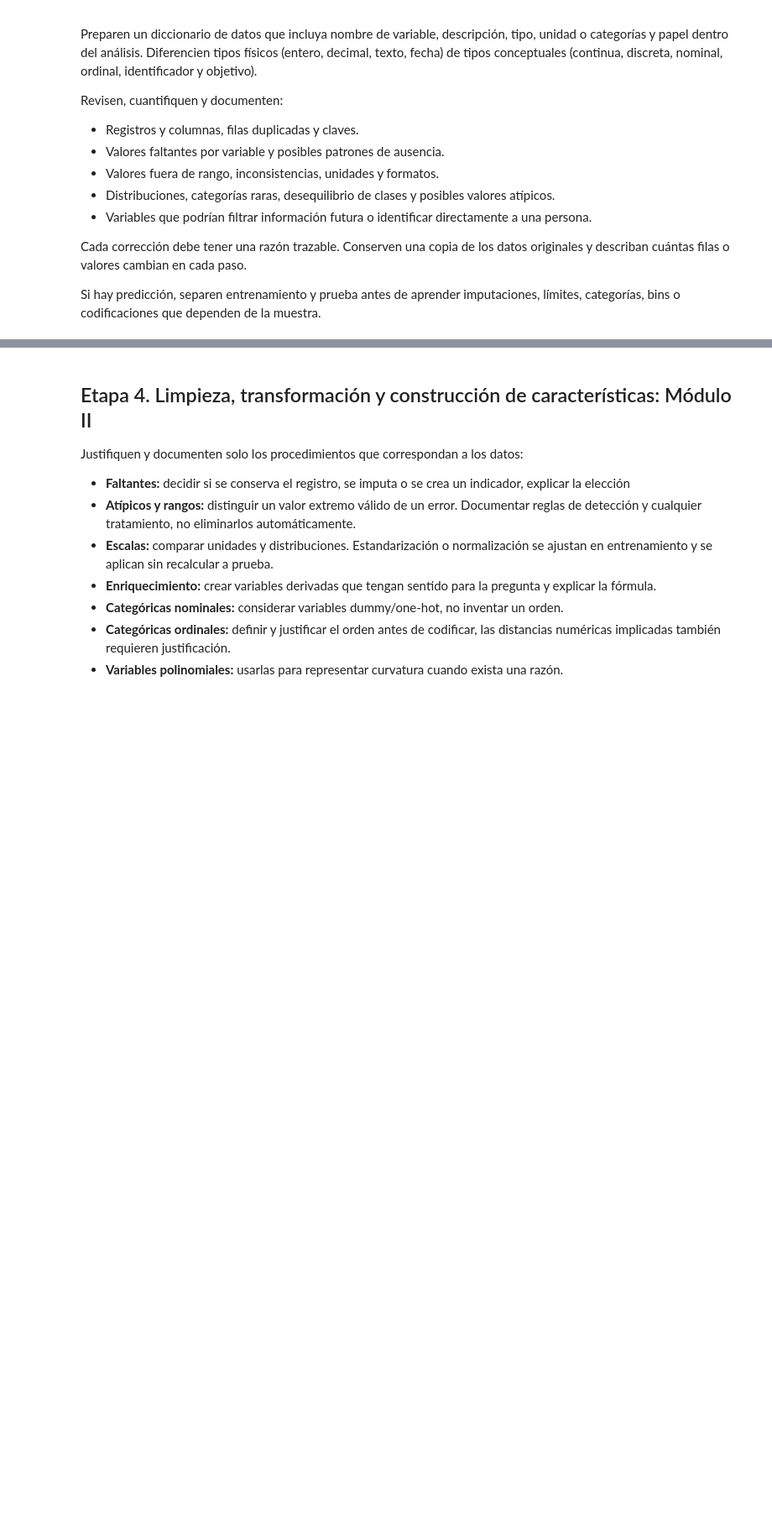
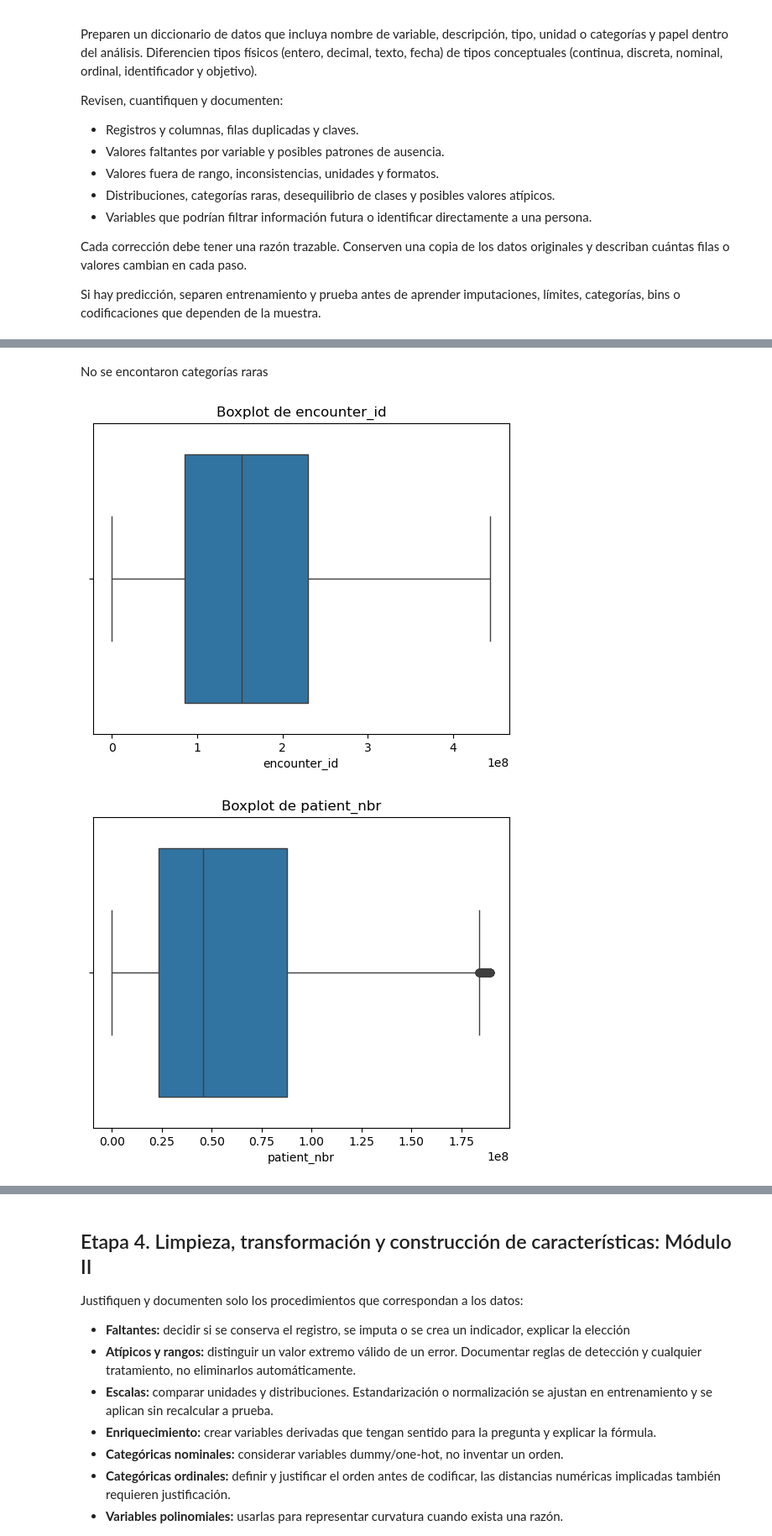
Before and after one commit to rossdcc/Proyecto_diabetes, a Jupyter notebook: Guia_Proyecto_Final_Equipo4 (2).ipynb, the cells around one changed output, grey strips where cells are left out. Shown at 84% size. Drawn from its saved outputs; the diff is of its cells as text; code cells hidden in the pictures; blank space fills up the shorter version.

```diff
--- a/Guia_Proyecto_Final_Equipo4 (2).ipynb
+++ b/Guia_Proyecto_Final_Equipo4 (2).ipynb
@@ -211,0 +556,4 @@ Si hay predicción, separen entrenamiento y prueba antes de aprender imputacione
+# %%
+### 2. Categorías raras
+for columna in df.select_dtypes(include='number').columns:
+    print(df[columna].value_counts())
@@ -211,0 +578,11 @@ Si hay predicción, separen entrenamiento y prueba antes de aprender imputacione
+# %% [markdown]
+No se encontaron categorías raras
+# %%
+#posibles atípicos
+for columna in df.select_dtypes(include='number').columns:
+    sns.boxplot(data=df, x=columna)
+    plt.title(f'Boxplot de {columna}')
+    plt.show()
+# %% [output]
+[figure, added]
+[figure, added]
```
Also changed, not shown: parts of 31 cells of this notebook, 2 other files.
